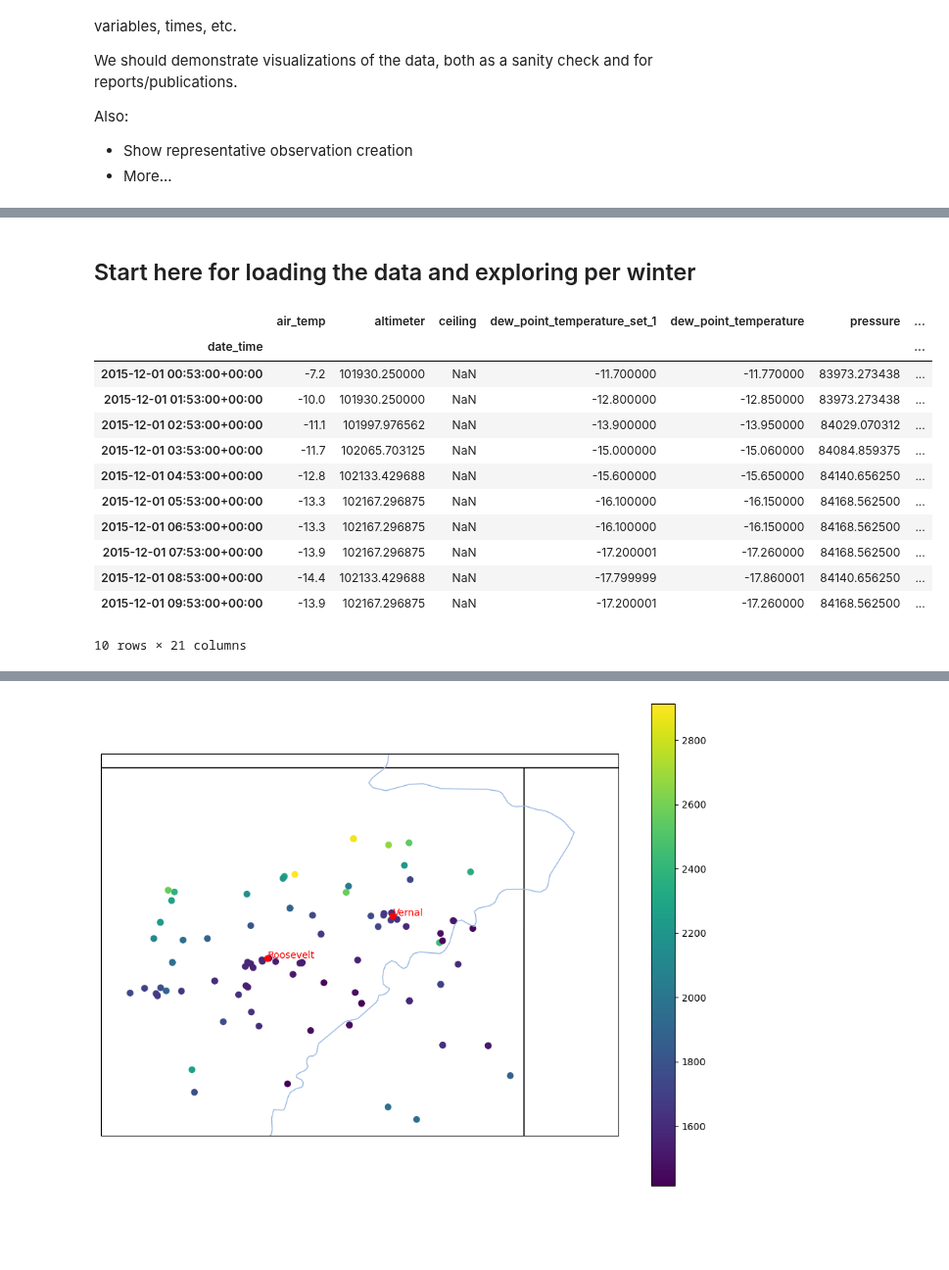
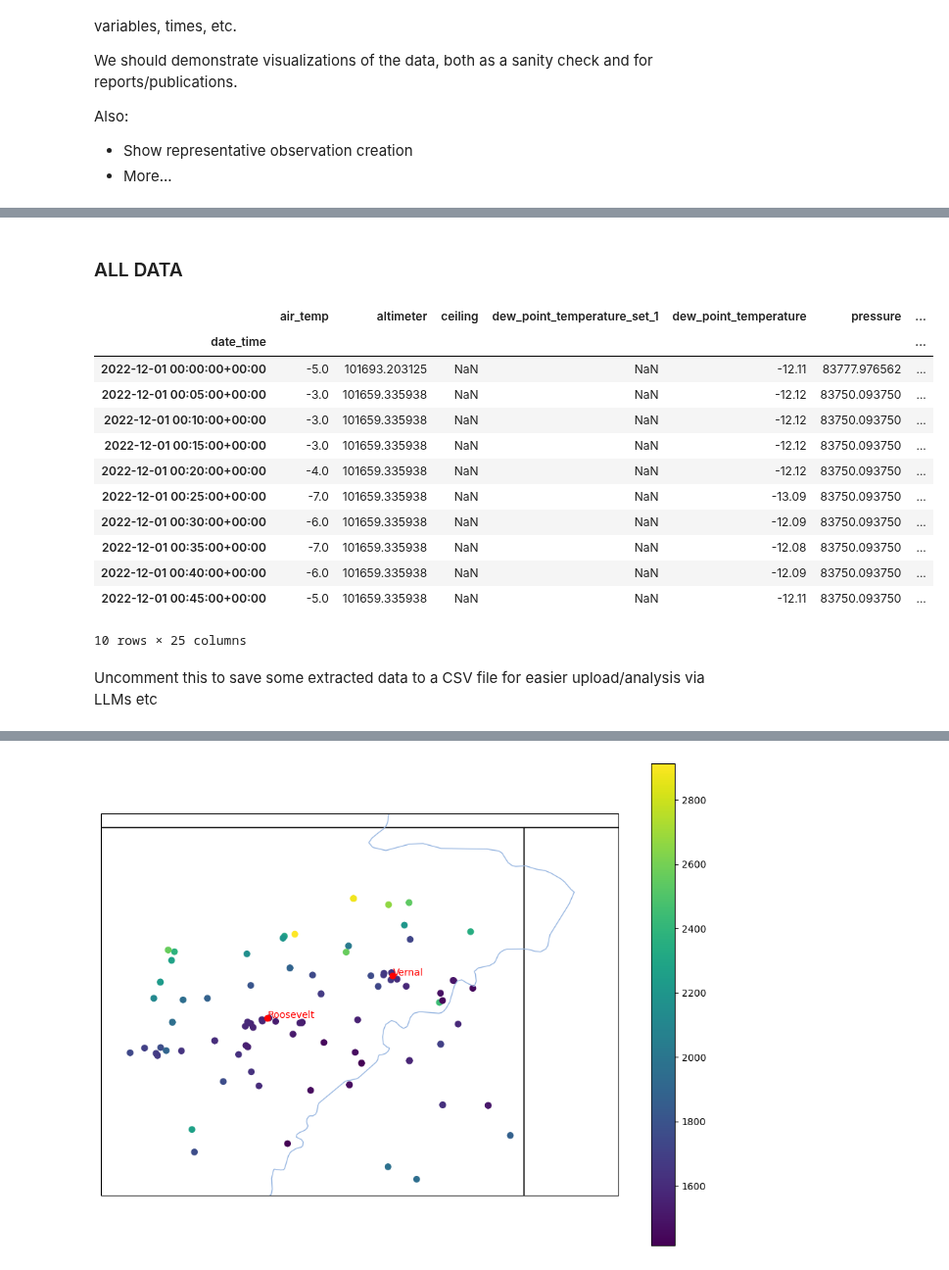
Before and after one commit to Bingham-Research-Center/clyfar, a Jupyter notebook: obs/messing_with_synoptic_data.ipynb, the cells around one changed output, grey strips where cells are left out. Shown at 98% size. Saved outputs shown, nothing was run; the diff lists cells and outputs as text; code cells hidden in the pictures; blank space fills up the shorter version.

Commit message:
Clyfar internal logic is coming along. Stuck on computing pseudo-lapse-rate but otherwise almost ready to develop membership functions then test version 1.

```diff
--- a/obs/messing_with_synoptic_data.ipynb
+++ b/obs/messing_with_synoptic_data.ipynb
@@ -162,20 +172,22 @@ That was the dataframe for real data for our variables of interest. This is the
-# %% [markdown]
-## Start here for loading the data and exploring per winter
+# %% [markdown]
+### ALL DATA
 # %%
-# Test to look at example of the data
-df, meta_df = ObsData.load_dfs("../data", "UB_obs_2016.parquet")
+# Test to look at example of the data of a bad year (2023)
+df, meta_df = ObsData.load_dfs("../data", "UB_obs_2023.parquet")
 df.head(10)
 # %% [output]
 |  | air_temp | altimeter | ceiling | dew_point_temperature_set_1 | dew_point_temperature | pressure | ... |
 | date_time |  |  |  |  |  |  | ... |
-| 2015-12-01 00:53:00+00:00 | -7.2 | 101930.250000 | NaN | -11.700000 | -11.770000 | 83973.273438 | ... |
-| 2015-12-01 01:53:00+00:00 | -10.0 | 101930.250000 | NaN | -12.800000 | -12.850000 | 83973.273438 | ... |
-| 2015-12-01 02:53:00+00:00 | -11.1 | 101997.976562 | NaN | -13.900000 | -13.950000 | 84029.070312 | ... |
-| 2015-12-01 03:53:00+00:00 | -11.7 | 102065.703125 | NaN | -15.000000 | -15.060000 | 84084.859375 | ... |
-| 2015-12-01 04:53:00+00:00 | -12.8 | 102133.429688 | NaN | -15.600000 | -15.650000 | 84140.656250 | ... |
-| 2015-12-01 05:53:00+00:00 | -13.3 | 102167.296875 | NaN | -16.100000 | -16.150000 | 84168.562500 | ... |
-| 2015-12-01 06:53:00+00:00 | -13.3 | 102167.296875 | NaN | -16.100000 | -16.150000 | 84168.562500 | ... |
-| 2015-12-01 07:53:00+00:00 | -13.9 | 102167.296875 | NaN | -17.200001 | -17.260000 | 84168.562500 | ... |
-| 2015-12-01 08:53:00+00:00 | -14.4 | 102133.429688 | NaN | -17.799999 | -17.860001 | 84140.656250 | ... |
-| 2015-12-01 09:53:00+00:00 | -13.9 | 102167.296875 | NaN | -17.200001 | -17.260000 | 84168.562500 | ... |
+| 2022-12-01 00:00:00+00:00 | -5.0 | 101693.203125 | NaN | NaN | -12.11 | 83777.976562 | ... |
+| 2022-12-01 00:05:00+00:00 | -3.0 | 101659.335938 | NaN | NaN | -12.12 | 83750.093750 | ... |
+| 2022-12-01 00:10:00+00:00 | -3.0 | 101659.335938 | NaN | NaN | -12.12 | 83750.093750 | ... |
+| 2022-12-01 00:15:00+00:00 | -3.0 | 101659.335938 | NaN | NaN | -12.12 | 83750.093750 | ... |
+| 2022-12-01 00:20:00+00:00 | -4.0 | 101659.335938 | NaN | NaN | -12.12 | 83750.093750 | ... |
+| 2022-12-01 00:25:00+00:00 | -7.0 | 101659.335938 | NaN | NaN | -13.09 | 83750.093750 | ... |
+| 2022-12-01 00:30:00+00:00 | -6.0 | 101659.335938 | NaN | NaN | -12.09 | 83750.093750 | ... |
+| 2022-12-01 00:35:00+00:00 | -7.0 | 101659.335938 | NaN | NaN | -12.08 | 83750.093750 | ... |
+| 2022-12-01 00:40:00+00:00 | -6.0 | 101659.335938 | NaN | NaN | -12.09 | 83750.093750 | ... |
+| 2022-12-01 00:45:00+00:00 | -5.0 | 101659.335938 | NaN | NaN | -12.11 | 83750.093750 | ... |
-10 rows × 21 columns
+10 rows × 25 columns
+# %% [markdown]
+Uncomment this to save some extracted data to a CSV file for easier upload/analysis via LLMs etc
```
Also changed, not shown: parts of 61 cells of this notebook, 3 other files.
